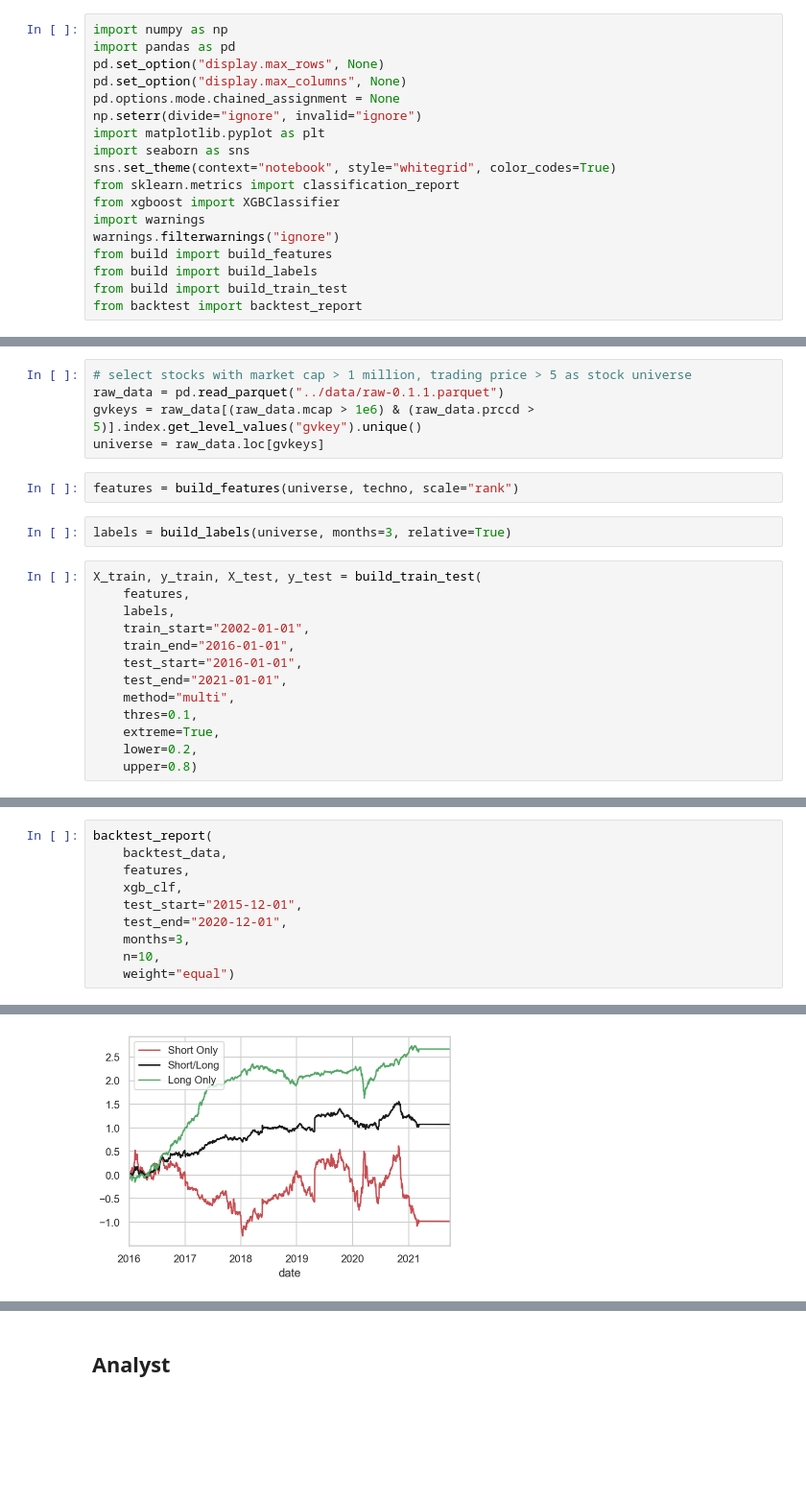
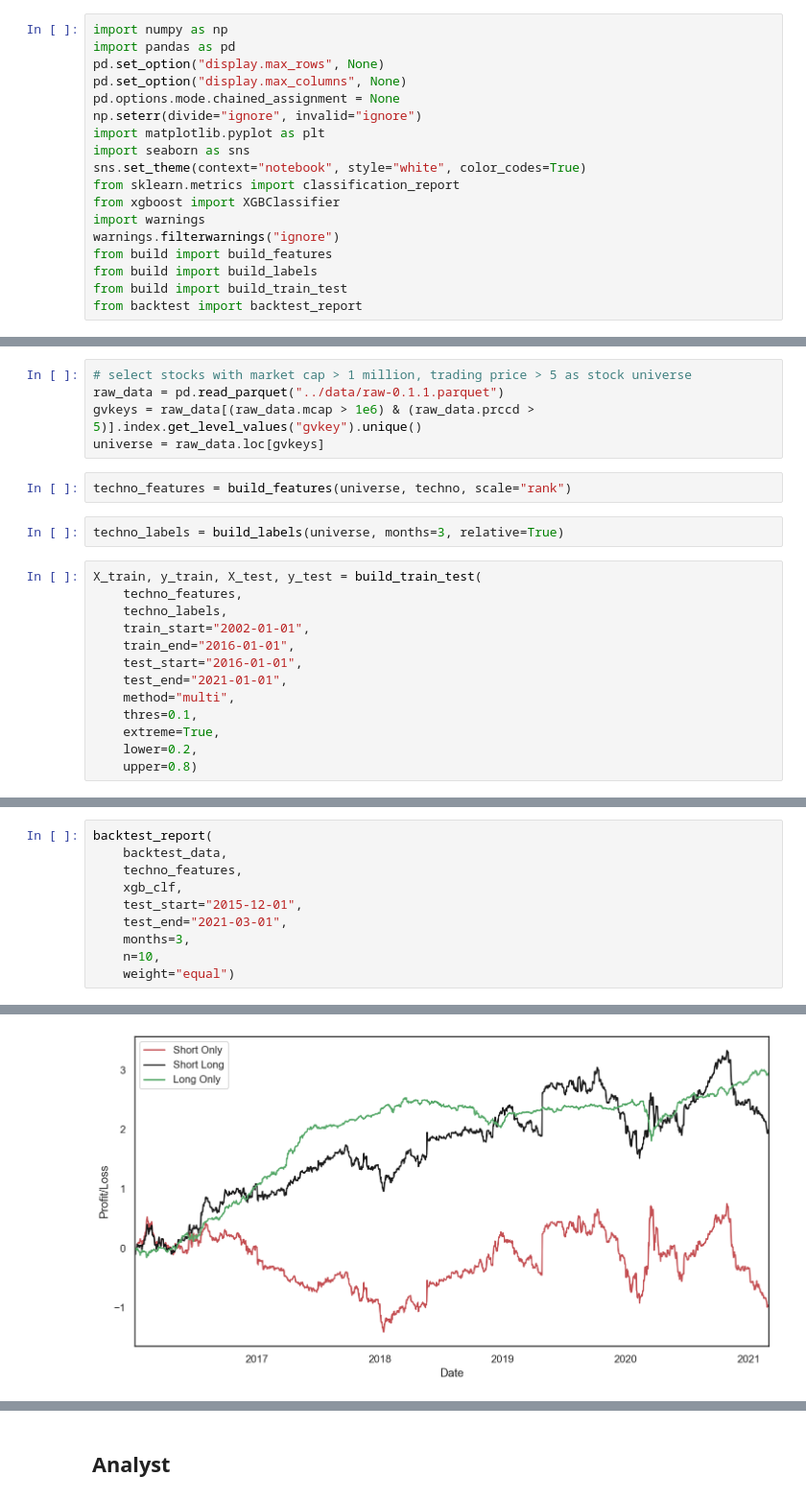
Before and after one commit to iewaij/tseu, a Jupyter notebook: notebooks/backtest_mega.ipynb, the cells around one changed output, grey strips where cells are left out. Shown at 96% size. Cells and saved outputs as stored; diff of their text form; blank space fills up the shorter version.

```diff
--- a/notebooks/backtest_mega.ipynb
+++ b/notebooks/backtest_mega.ipynb
@@ -9,7 +9,7 @@ pd.options.mode.chained_assignment = None
 np.seterr(divide="ignore", invalid="ignore")
 import matplotlib.pyplot as plt
 import seaborn as sns
-sns.set_theme(context="notebook", style="whitegrid", color_codes=True)
+sns.set_theme(context="notebook", style="white", color_codes=True)
 from sklearn.metrics import classification_report
 from xgboost import XGBClassifier
 import warnings
@@ -302,13 +274,13 @@ raw_data = pd.read_parquet("../data/raw-0.1.1.parquet")
 gvkeys = raw_data[(raw_data.mcap > 1e6) & (raw_data.prccd > 5)].index.get_level_values("gvkey").unique()
 universe = raw_data.loc[gvkeys]
 # %%
-features = build_features(universe, techno, scale="rank")
+techno_features = build_features(universe, techno, scale="rank")
 # %%
-labels = build_labels(universe, months=3, relative=True)
+techno_labels = build_labels(universe, months=3, relative=True)
 # %%
 X_train, y_train, X_test, y_test = build_train_test(
-    features,
-    labels,
+    techno_features,
+    techno_labels,
     train_start="2002-01-01",
     train_end="2016-01-01",
     test_start="2016-01-01",
@@ -355,10 +327,10 @@ weighted avg       0.08      0.21      0.11     60020
 # %%
 backtest_report(
     backtest_data,
-    features,
+    techno_features,
     xgb_clf,
     test_start="2015-12-01",
-    test_end="2020-12-01",
+    test_end="2021-03-01",
     months=3,
     n=10,
     weight="equal")
@@ -383 +355 @@ Beta: -0.15680226446168513
-[figure, old version]
+[figure, new version]
```
Also changed, not shown: parts of 9 cells of this notebook, 2 other files.
